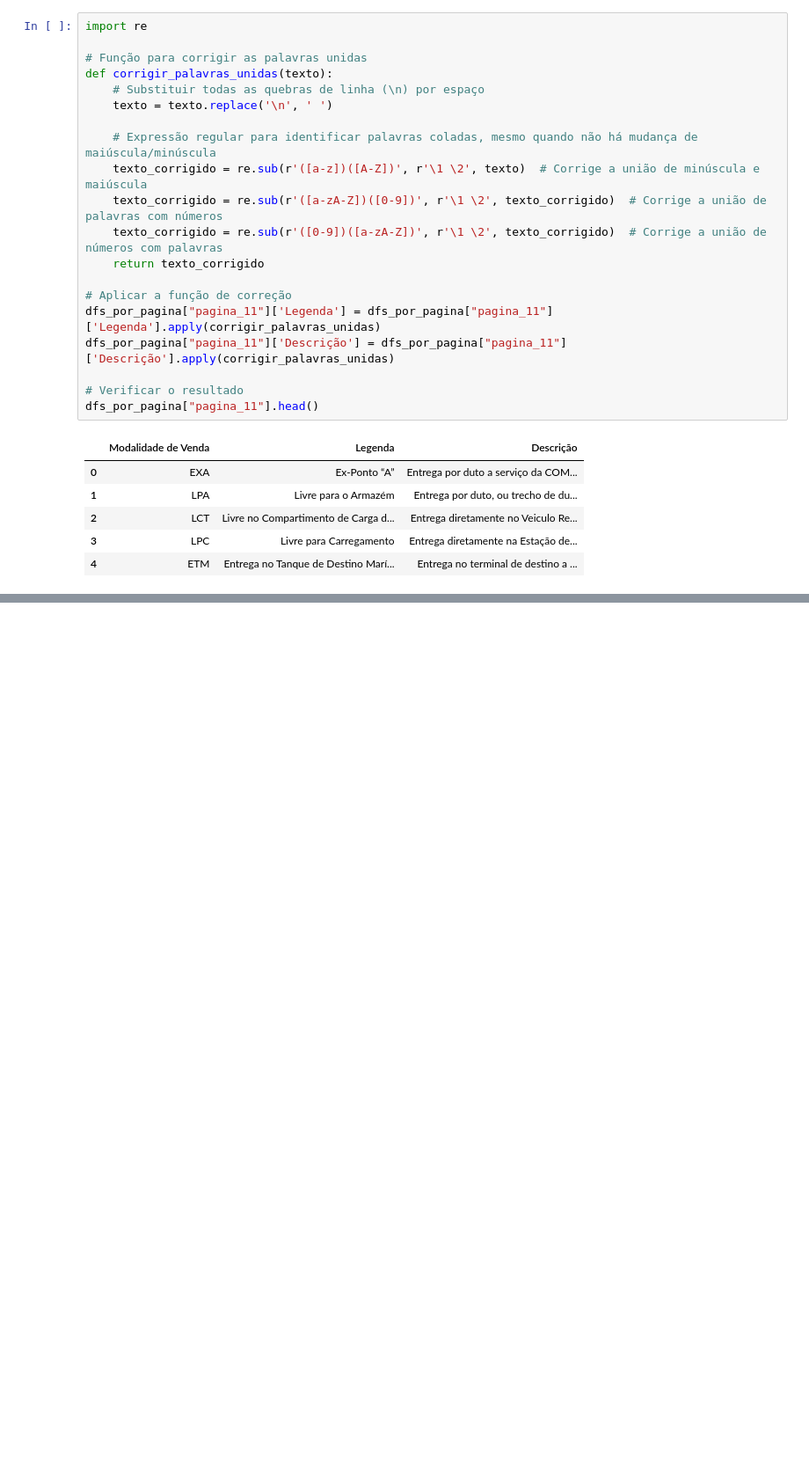
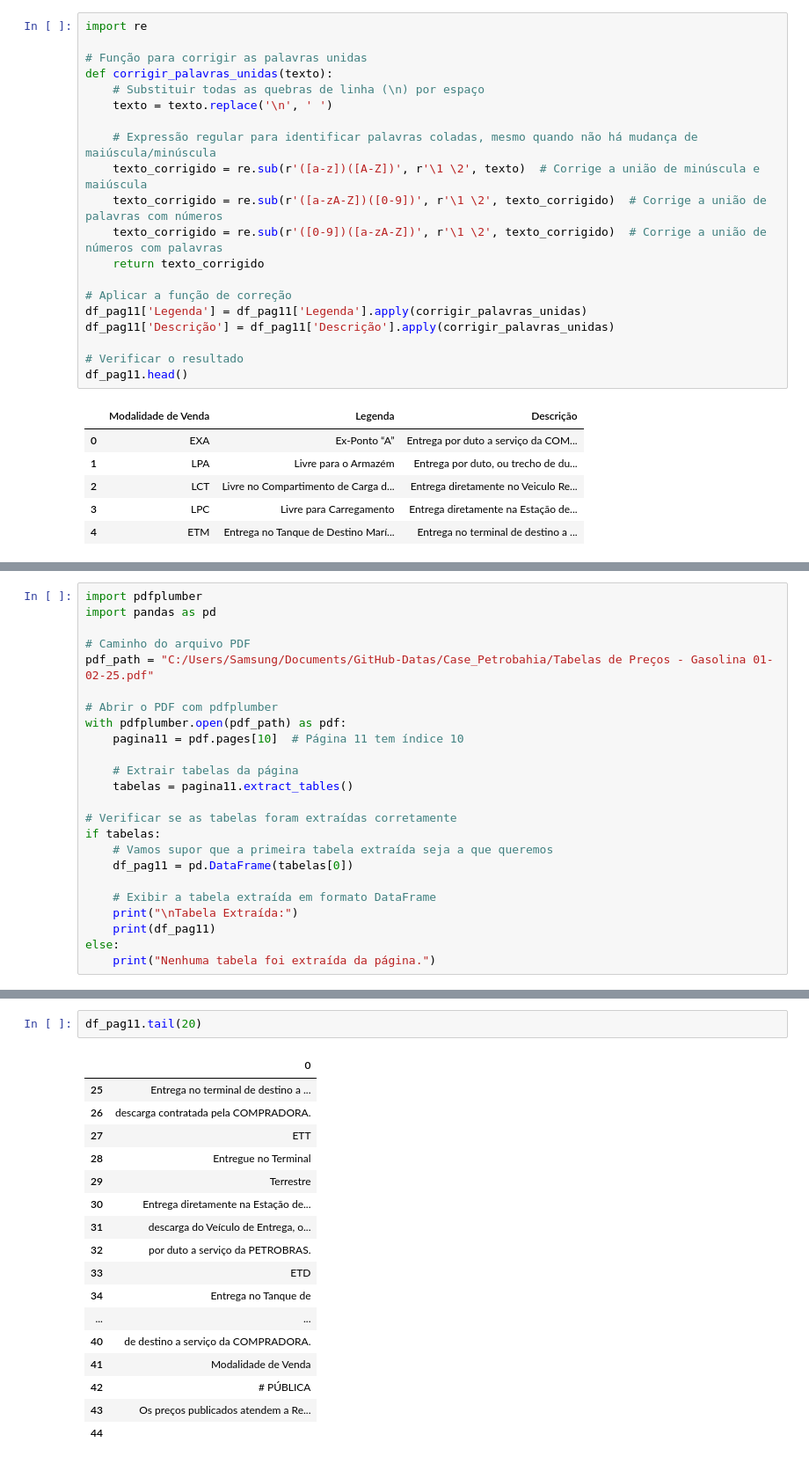
Before and after one commit to Bruno-Santana-Eco/Coleta_Tabela_Precos_Petrobras, a Jupyter notebook: Coleta_Preco.ipynb, the cells around one changed output, grey strips where cells are left out. Shown at 88% size. Cells and saved outputs as stored; diff of their text form; blank space fills up the shorter version.

```diff
--- a/Coleta_Preco.ipynb
+++ b/Coleta_Preco.ipynb
@@ -247,11 +339,11 @@ def corrigir_palavras_unidas(texto):
     return texto_corrigido
 
 # Aplicar a função de correção
-dfs_por_pagina["pagina_11"]['Legenda'] = dfs_por_pagina["pagina_11"]['Legenda'].apply(corrigir_palavras_unidas)
-dfs_por_pagina["pagina_11"]['Descrição'] = dfs_por_pagina["pagina_11"]['Descrição'].apply(corrigir_palavras_unidas)
+df_pag11['Legenda'] = df_pag11['Legenda'].apply(corrigir_palavras_unidas)
+df_pag11['Descrição'] = df_pag11['Descrição'].apply(corrigir_palavras_unidas)
 
 # Verificar o resultado
-dfs_por_pagina["pagina_11"].head()
+df_pag11.head()
 # %% [output]
 |  | Modalidade de Venda | Legenda | Descrição |
 | 0 | EXA | Ex-Ponto “A” | Entrega por duto a serviço da COM... |
@@ -578,0 +376,24 @@ ModuleNotFoundError: No module named 'spacy'
+# %%
+import pdfplumber
+import pandas as pd
+
+# Caminho do arquivo PDF
+pdf_path = "C:/Users/Samsung/Documents/GitHub-Datas/Case_Petrobahia/Tabelas de Preços - Gasolina 01-02-25.pdf"
+
+# Abrir o PDF com pdfplumber
+with pdfplumber.open(pdf_path) as pdf:
+    pagina11 = pdf.pages[10]  # Página 11 tem índice 10
+
+    # Extrair tabelas da página
+    tabelas = pagina11.extract_tables()
+
+# Verificar se as tabelas foram extraídas corretamente
+if tabelas:
+    # Vamos supor que a primeira tabela extraída seja a que queremos
+    df_pag11 = pd.DataFrame(tabelas[0])
+
+    # Exibir a tabela extraída em formato DataFrame
+    print("\nTabela Extraída:")
+    print(df_pag11)
+else:
+    print("Nenhuma tabela foi extraída da página.")
@@ -578,0 +418,20 @@ ModuleNotFoundError: No module named 'spacy'
+# %%
+df_pag11.tail(20)
+# %% [output]
+|  | 0 |
+| 25 | Entrega no terminal de destino a ... |
+| 26 | descarga contratada pela COMPRADORA. |
+| 27 | ETT |
+| 28 | Entregue no Terminal |
+| 29 | Terrestre |
+| 30 | Entrega diretamente na Estação de... |
+| 31 | descarga do Veículo de Entrega, o... |
+| 32 | por duto a serviço da PETROBRAS. |
+| 33 | ETD |
+| 34 | Entrega no Tanque de |
+| ... | ... |
+| 40 | de destino a serviço da COMPRADORA. |
+| 41 | Modalidade de Venda |
+| 42 | # PÚBLICA |
+| 43 | Os preços publicados atendem a Re... |
+| 44 |  |
```
Also changed, not shown: parts of 34 cells of this notebook.
